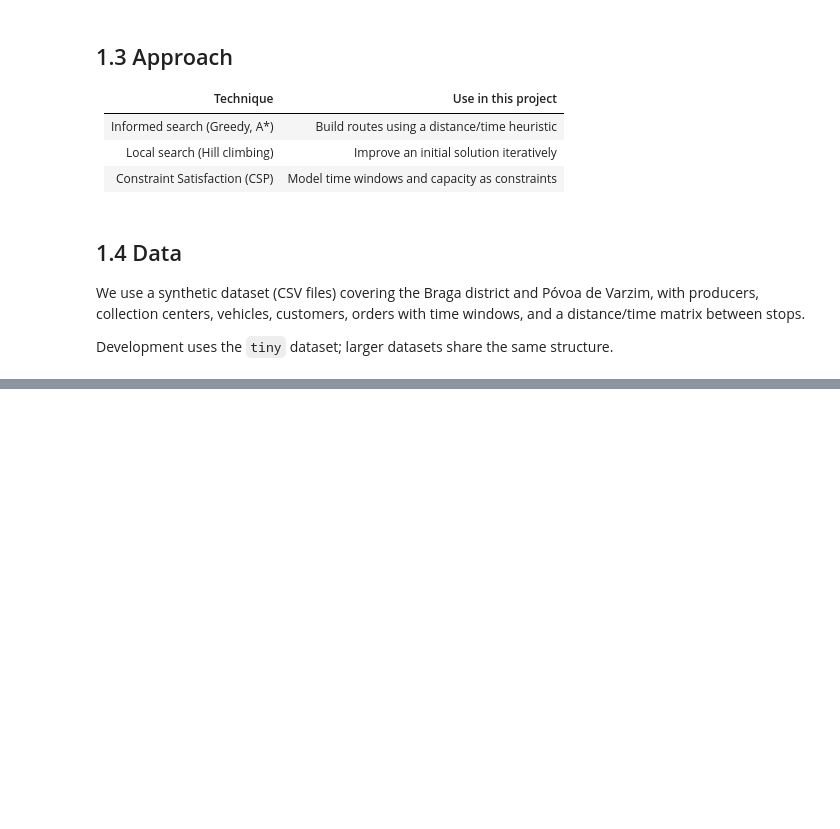
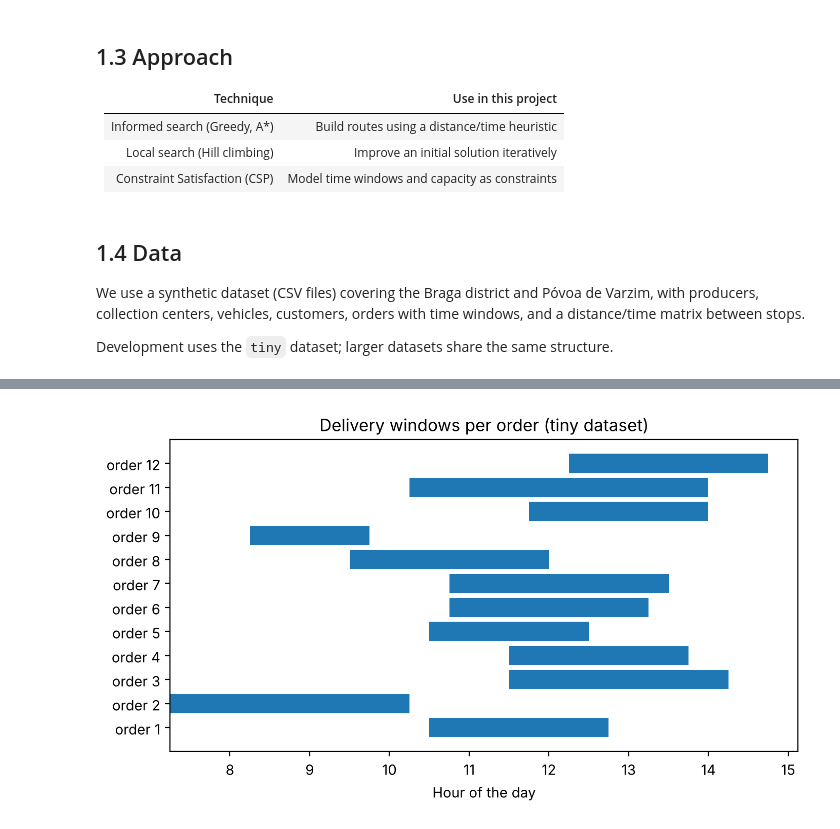
Before and after one commit to OierZu/IA26_P01_E01, a Jupyter notebook: notebooks/01_Project01_E01.ipynb, the cells around one changed output, grey strips where cells are left out. Drawn from its saved outputs; the diff is of its cells as text; code cells hidden in the pictures; blank space fills up the shorter version.

```diff
--- a/notebooks/01_Project01_E01.ipynb
+++ b/notebooks/01_Project01_E01.ipynb
@@ -61,0 +55,16 @@ import matplotlib.pyplot as plt
+# %%
+import sys, os
+sys.path.append(os.path.abspath(".."))   # so Python finds the 'src' folder
+
+import pandas as pd
+import numpy as np
+import matplotlib.pyplot as plt
+
+from src.model import Problem, State, Stop
+from src import informed, local_search, csp
+
+pd.set_option("display.width", 200)
+pd.set_option("display.max_columns", 30)
+
+prob = Problem.from_csv("../data_tiny")          # development dataset
+prob_small = Problem.from_csv("../data_small")   # larger dataset, used to check that the code scales
@@ -61,0 +184,11 @@ import matplotlib.pyplot as plt
+# %%
+rows = []
+for o in sorted(prob.order_items):
+    rows.append({"order_id": o, "items": len(prob.order_items[o]), "weight_kg": round(prob.order_weight(o), 1),
+                 "pickup_day": prob.order_pickup_day(o), "delivery_day": prob.order_delivery_day(o)})
+order_table = pd.DataFrame(rows)
+display(order_table)
+
+print("Vehicles:", [(v.vehicle_id, v.capacity_kg, "refrigerated" if v.refrigerated else "normal") for v in prob.vehicles])
+print("Total weight of all orders: %.1f kg" % order_table.weight_kg.sum())
+print("Heaviest order: %.1f kg" % order_table.weight_kg.max())
@@ -61,0 +212,12 @@ import matplotlib.pyplot as plt
+# %%
+# Delivery window of every order (intersection of its items' windows)
+plt.figure(figsize=(8, 4))
+for k, o in enumerate(sorted(prob.order_items)):
+    start, end = prob.delivery_window(prob.order_items[o])
+    plt.barh(k, (end - start) / 60, left=start / 60 % 24, color="tab:blue")
+plt.yticks(range(len(prob.order_items)), ["order %d" % o for o in sorted(prob.order_items)])
+plt.xlabel("Hour of the day")
+plt.title("Delivery windows per order (tiny dataset)")
+plt.show()
+# %% [output]
+[figure, added]
```
Also changed, not shown: parts of 42 cells of this notebook.
